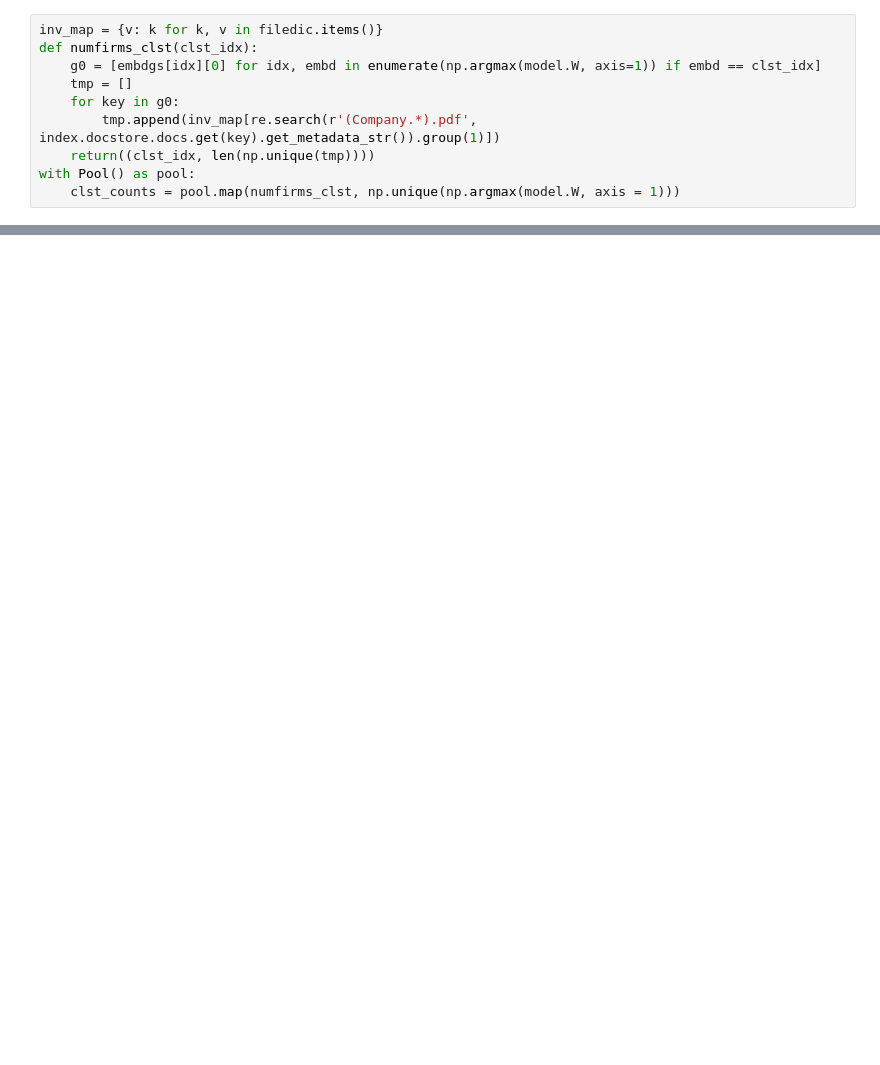
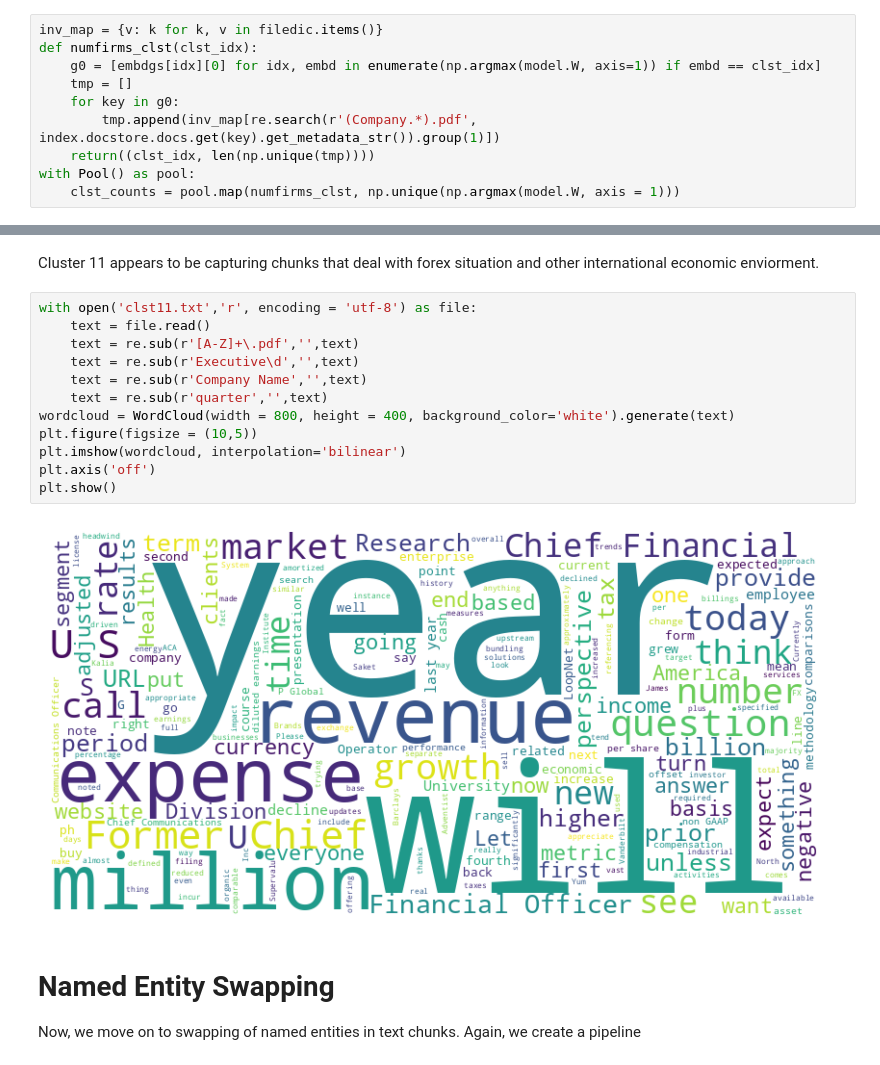
Before and after one commit to Jantg/Named-Entity-Swapping, a Jupyter notebook: Cleaning_In_Progress.ipynb, the cells around one changed output, grey strips where cells are left out. Drawn from its saved outputs; the diff is of its cells as text; blank space fills up the shorter version.

```diff
--- a/Cleaning_In_Progress.ipynb
+++ b/Cleaning_In_Progress.ipynb
@@ -503,0 +371,20 @@ with Pool() as pool:
+# %% [markdown]
+Cluster 11 appears to be capturing chunks that deal with forex situation and other international economic enviorment.
+# %%
+with open('clst11.txt','r', encoding = 'utf-8') as file:
+    text = file.read()
+    text = re.sub(r'[A-Z]+\.pdf','',text)
+    text = re.sub(r'Executive\d','',text)
+    text = re.sub(r'Company Name','',text)
+    text = re.sub(r'quarter','',text)
+wordcloud = WordCloud(width = 800, height = 400, background_color='white').generate(text)
+plt.figure(figsize = (10,5))
+plt.imshow(wordcloud, interpolation='bilinear')
+plt.axis('off')
+plt.show()
+# %% [output]
+[figure, added]
+# %% [markdown]
+# Named Entity Swapping
+
+Now, we move on to swapping of named entities in text chunks. Again, we create a pipeline
```
Also changed, not shown: parts of 44 cells of this notebook, 1 other file.
